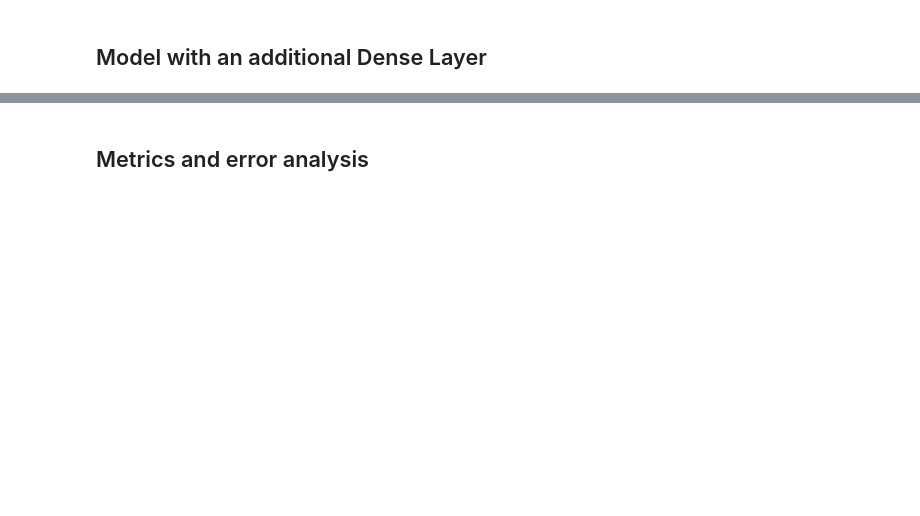
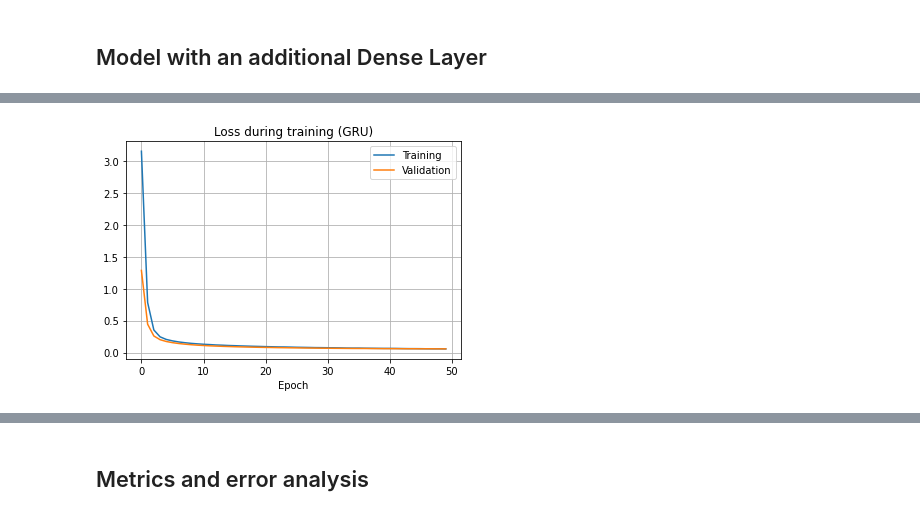
Before and after one commit to Valendrew/pos-tagging-abstractive-qa, a Jupyter notebook: POS_tagging/master_nlp_ass01.ipynb, the cells around one changed output, grey strips where cells are left out. Drawn from its saved outputs; the diff is of its cells as text; code cells hidden in the pictures; blank space fills up the shorter version.

```diff
--- a/POS_tagging/master_nlp_ass01.ipynb
+++ b/POS_tagging/master_nlp_ass01.ipynb
@@ -761,0 +701,4 @@ if False:
+# %%
+display_history(history_GRU, 'GRU')
+# %% [output]
+[figure, added]
```
Also changed, not shown: parts of 44 cells of this notebook.
